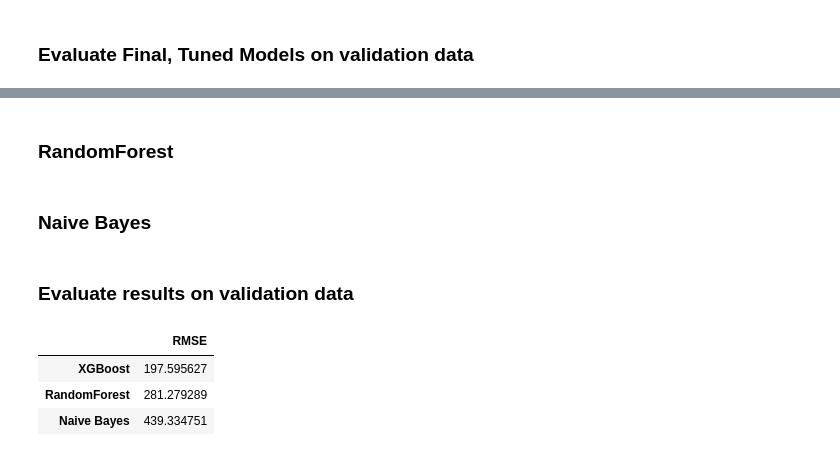
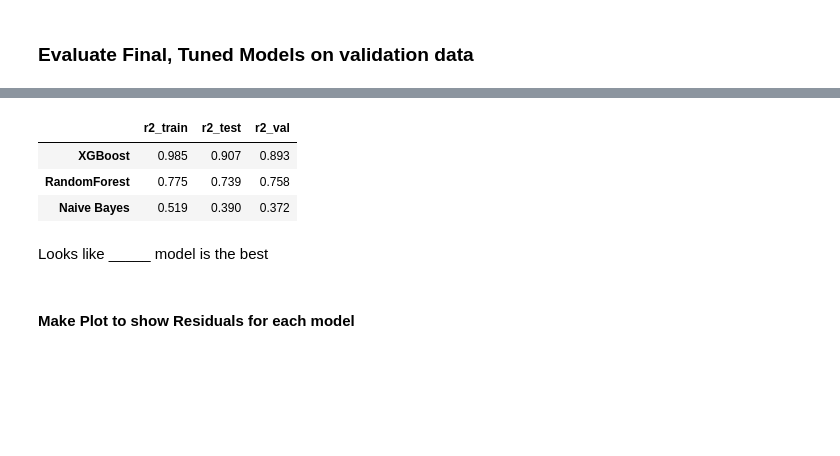
Before and after one commit to j4mes12/ITAI_Coursework, a Jupyter notebook: 05_Model_Tuning.ipynb, the cells around one changed output, grey strips where cells are left out. Cells and saved outputs as stored; diff of their text form; code cells hidden in the pictures; blank space fills up the shorter version.

```diff
--- a/05_Model_Tuning.ipynb
+++ b/05_Model_Tuning.ipynb
@@ -136,0 +265,5 @@ xgb_tuned_params
+# %%
+learning_rate = 0.03
+# %%
+xgb_tuned_params = {**xgb_study1.best_params, **xgb_study2.best_params, **xgb_base_params_lr, 'learning_rate' : learning_rate}
+xgb_tuned_params
@@ -143,7 +313,7 @@ rf_base_params = {
 def rf_objective(trial, X_train = X_train, y_train = y_train, X_test = X_test, y_test = y_test, base_params = rf_base_params):
 
     obj_params = {
-        'max_depth' : trial.suggest_int('max_depth', 2, 20),
+        'max_depth' : trial.suggest_int('max_depth', 2, 8),
         'max_features' : trial.suggest_categorical('max_features', ['auto', 'sqrt']),
         'n_estimators' : trial.suggest_int('n_estimators', 50, 1000),
         'bootstrap' : trial.suggest_categorical('bootstrap', [True, False]),
@@ -158,10 +328,10 @@ def rf_objective(trial, X_train = X_train, y_train = y_train, X_test = X_test, y
 
     y_pred = rf_obj.predict(X_test)
 
-    rmse = (mean_squared_error(y_true = y_test, y_pred = y_pred)) ** 0.5
+    r2 = r2_score(y_pred=y_pred, y_true=y_test)
 
-    return rmse
+    return r2
 
-rf_study = optuna.create_study(direction='minimize')
+rf_study = optuna.create_study(direction='maximize')
 rf_study.optimize(rf_objective, n_trials = 200, n_jobs = -1)
 # %% [output]
@@ -200,7 +383,7 @@ rf_tuned_params
 def nb_objective(trial, X_train = X_train, y_train = y_train, X_test = X_test, y_test = y_test):
 
     obj_params = {
-        'var_smoothing' : trial.suggest_loguniform('var_smoothing', 1e-9, 1),
+        'var_smoothing' : trial.suggest_loguniform('var_smoothing', 1e-5, 1),
     }
 
     nb_obj = GaussianNB(**obj_params)
@@ -208,10 +391,10 @@ def nb_objective(trial, X_train = X_train, y_train = y_train, X_test = X_test, y
 
     y_pred = nb_obj.predict(X_test)
 
-    rmse = (mean_squared_error(y_true = y_test, y_pred = y_pred)) ** 0.5
+    r2 = r2_score(y_pred=y_pred, y_true=y_test)
 
-    return rmse
+    return r2
 
-nb_study = optuna.create_study(direction='minimize')
+nb_study = optuna.create_study(direction='maximize')
 nb_study.optimize(nb_objective, n_trials = 200, n_jobs = -1)
 # %% [output]
@@ -264,2 +432,0 @@ XGBRegressor(base_score=0.5, booster='gbtree', colsample_bylevel=1,
-# %% [markdown]
-### RandomForest
@@ -268,2 +432,0 @@ rf_tuned = RandomForestRegressor(**rf_tuned_params).fit(**train_data)
-# %% [markdown]
-### Naive Bayes
@@ -272,14 +433,23 @@ nb_tuned = GaussianNB(**nb_tuned_params).fit(**train_data)
-# %% [markdown]
-### Evaluate results on validation data
 # %%
-tuned_rmse = {'RMSE' : [f.evaluate_model(model, metric = 'rmse', **val_data) for model in [xgb_tuned, rf_tuned, nb_tuned]]}
-pd_rmse = pd.DataFrame(tuned_rmse, index = ['XGBoost', 'RandomForest', 'Naive Bayes'])
+tuned_models = [lr, xgb_tuned, rf_tuned, nb_tuned]
+
+tuned_rmse = {
+    'r2_train' : [f.evaluate_model(model, metric = 'r2', **train_data) for model in tuned_models],
+    'r2_test' : [f.evaluate_model(model, metric = 'r2', **test_data) for model in tuned_models],
+    'r2_val' : [f.evaluate_model(model, metric = 'r2', **val_data) for model in tuned_models]
+    }
+
+pd_rmse = pd.DataFrame(tuned_rmse, index = ['Linear Regression', 'Tuned XGBoost', 'Tuned RandomForest', 'Tuned Naive Bayes'])
 pd_rmse
 # %% [output]
-|  | RMSE |
-| XGBoost | 197.595627 |
-| RandomForest | 281.279289 |
-| Naive Bayes | 439.334751 |
+|  | r2_train | r2_test | r2_val |
+| XGBoost | 0.985 | 0.907 | 0.893 |
+| RandomForest | 0.775 | 0.739 | 0.758 |
+| Naive Bayes | 0.519 | 0.390 | 0.372 |
+# %% [markdown]
+Looks like _____ model is the best
+# %% [markdown]
+#### Make Plot to show Residuals for each model
 # %%
 def make_residual_plot():
 
```
Also changed, not shown: parts of 50 cells of this notebook, 2 other files.
